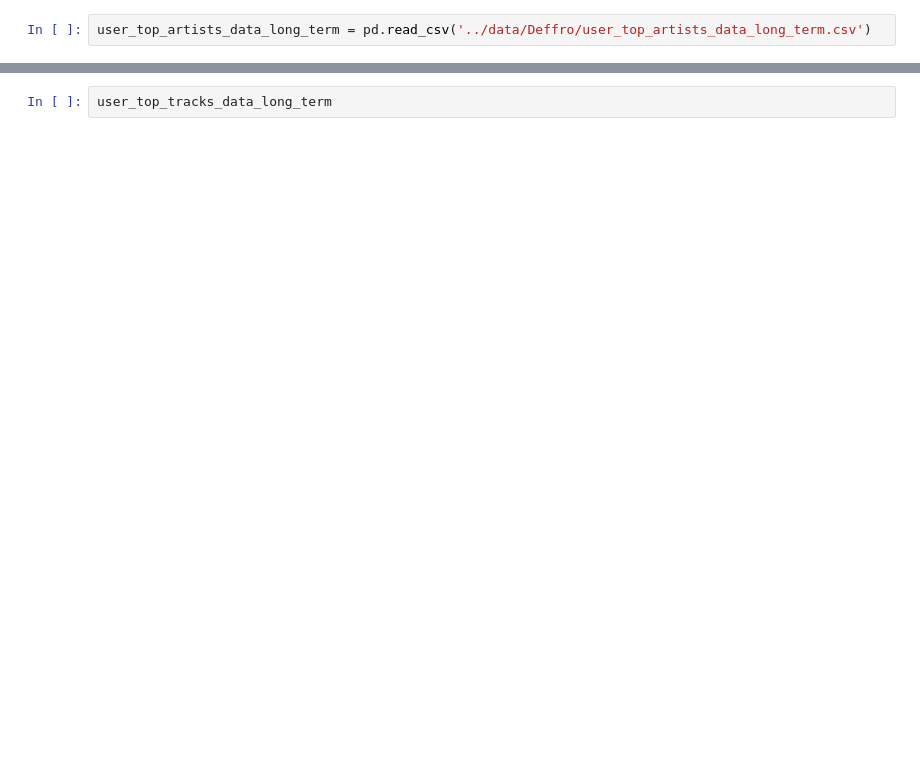
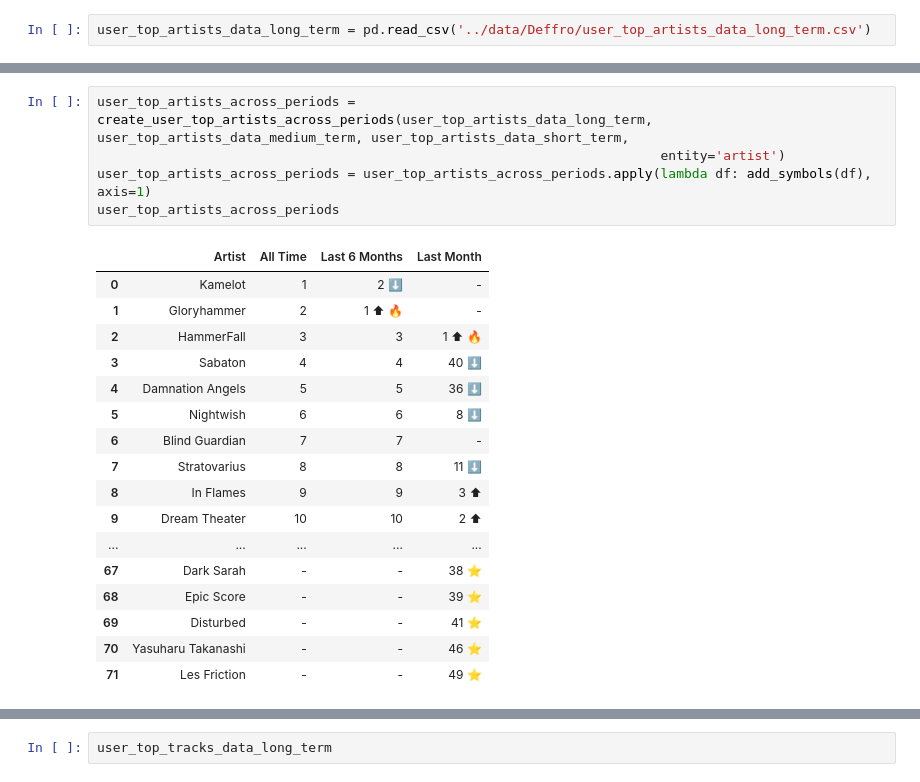
Before and after one commit to Deffro/statify, a Jupyter notebook: notebooks/8 - Reading the csv.ipynb, the cells around one changed output, grey strips where cells are left out. Drawn from its saved outputs; the diff is of its cells as text; blank space fills up the shorter version.

```diff
--- a/notebooks/8 - Reading the csv.ipynb
+++ b/notebooks/8 - Reading the csv.ipynb
@@ -26,0 +141,23 @@ user_top_tracks_data_long_term = pd.read_csv('../data/Deffro/user_top_tracks_dat
+# %%
+user_top_artists_across_periods = create_user_top_artists_across_periods(user_top_artists_data_long_term, user_top_artists_data_medium_term, user_top_artists_data_short_term,
+                                                                        entity='artist')
+user_top_artists_across_periods = user_top_artists_across_periods.apply(lambda df: add_symbols(df), axis=1)
+user_top_artists_across_periods
+# %% [output]
+|  | Artist | All Time | Last 6 Months | Last Month |
+| 0 | Kamelot | 1 | 2 ⬇ | - |
+| 1 | Gloryhammer | 2 | 1 ⬆ 🔥 | - |
+| 2 | HammerFall | 3 | 3 | 1 ⬆ 🔥 |
+| 3 | Sabaton | 4 | 4 | 40 ⬇ |
+| 4 | Damnation Angels | 5 | 5 | 36 ⬇ |
+| 5 | Nightwish | 6 | 6 | 8 ⬇ |
+| 6 | Blind Guardian | 7 | 7 | - |
+| 7 | Stratovarius | 8 | 8 | 11 ⬇ |
+| 8 | In Flames | 9 | 9 | 3 ⬆ |
+| 9 | Dream Theater | 10 | 10 | 2 ⬆ |
+| ... | ... | ... | ... | ... |
+| 67 | Dark Sarah | - | - | 38 ⭐ |
+| 68 | Epic Score | - | - | 39 ⭐ |
+| 69 | Disturbed | - | - | 41 ⭐ |
+| 70 | Yasuharu Takanashi | - | - | 46 ⭐ |
+| 71 | Les Friction | - | - | 49 ⭐ |
```
Also changed, not shown: parts of 20 cells of this notebook, 7 other files.
